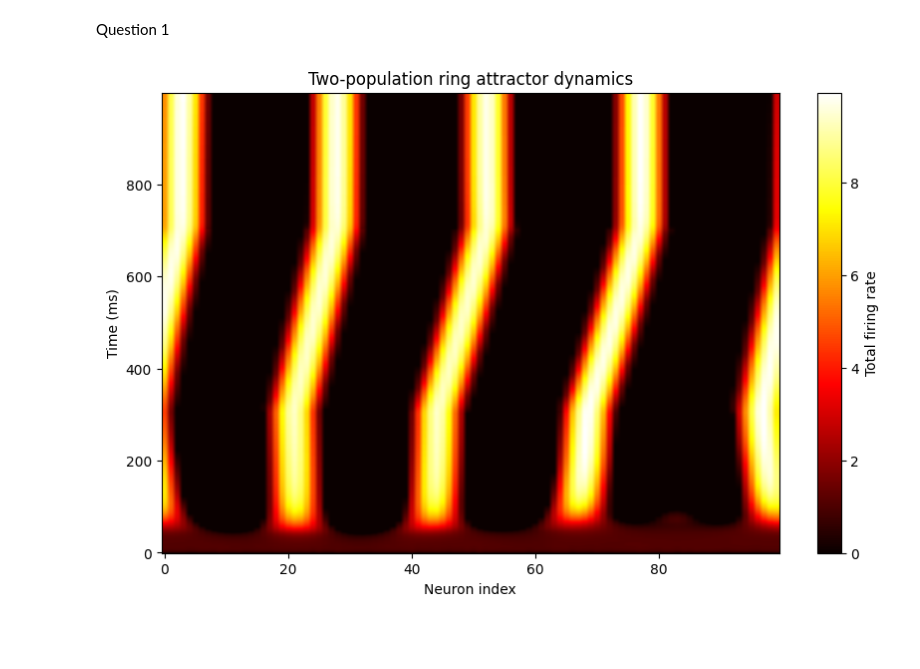
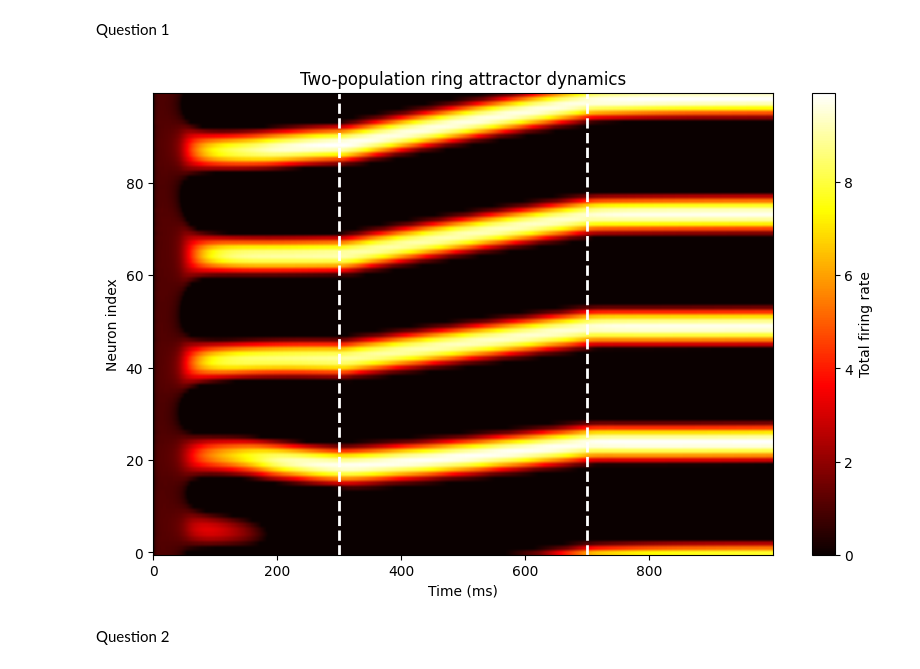
Before and after one commit to maelle-cvd/Neuronal-Dynamics, a Jupyter notebook: MP2.ipynb, the cells around one changed output. Saved outputs shown, nothing was run; the diff lists cells and outputs as text; code cells hidden in the pictures; blank space fills up the shorter version.

```diff
--- a/MP2.ipynb
+++ b/MP2.ipynb
@@ -210,22 +214,27 @@ for t in range(T):
 # %%
 # Plot total firing rates
 
 plt.figure(figsize=(10,6))
 
 plt.imshow(
-    r_total_history,
+    r_total_history.T,
     aspect='auto',
     origin='lower',
     cmap='hot'
 )
 
+plt.axvline(x=300, color='white', linestyle='--', linewidth=2)
+plt.axvline(x=700, color='white', linestyle='--', linewidth=2)
+
 plt.colorbar(label='Total firing rate')
 
-plt.xlabel('Neuron index')
-plt.ylabel('Time (ms)')
+plt.xlabel('Time (ms)')
+plt.ylabel('Neuron index')
 
 plt.title('Two-population ring attractor dynamics')
 
 plt.show()
 # %% [output]
-[figure, old version]
+[figure, new version]
+# %% [markdown]
+Question 2
```
Also changed, not shown: parts of 27 cells of this notebook.
